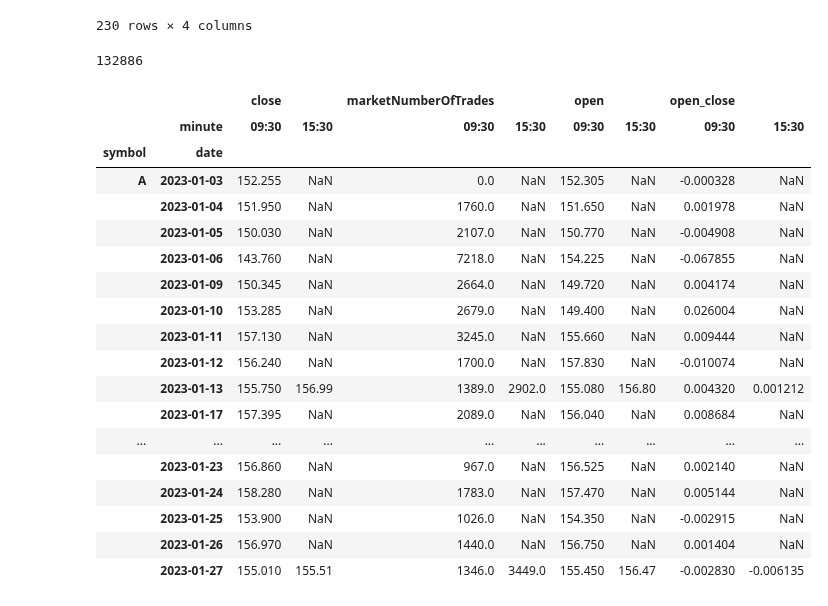
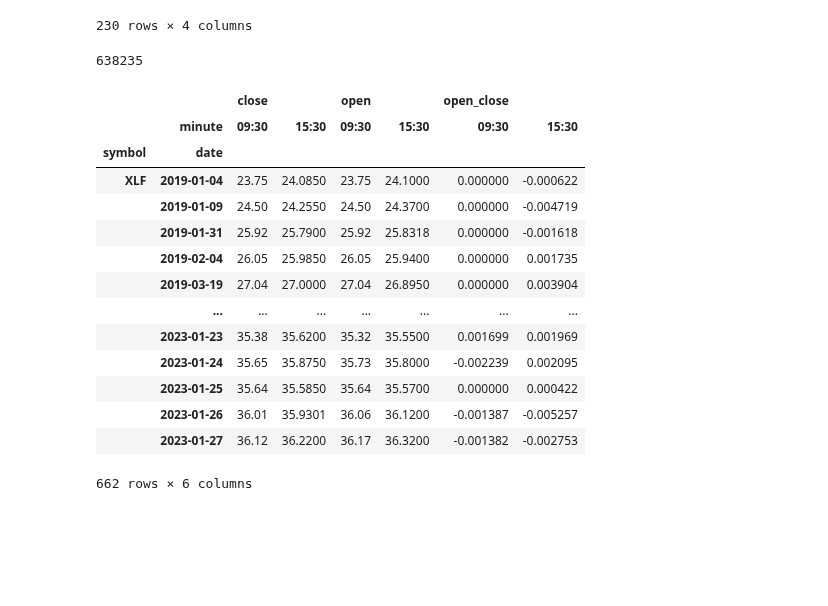
Before and after one commit to aws-samples/quant-research, a Jupyter notebook: src/notebooks/quant_research_examples/intraday_momentum.ipynb, the cells around one changed output. Drawn from its saved outputs; the diff is of its cells as text; code cells hidden in the pictures; blank space fills up the shorter version.

Commit message:
quick and dirty alpaca data

```diff
--- a/src/notebooks/quant_research_examples/intraday_momentum.ipynb
+++ b/src/notebooks/quant_research_examples/intraday_momentum.ipynb
@@ -119,6 +134,11 @@ NameError: name 'mdg' is not defined
 # %%
-etf_df = spark.DataFrame(etf_pd)
-etf_df.count()
+etf_df= spark.createDataFrame(etf_pd.reset_index())
+etf_parquet_file = 's3://fsidatalake/intraday_market_data/etf_30mins.parquet'
+etf_df.write\
+            .option("header",True)\
+            .partitionBy('symbol')\
+            .mode("overwrite")\
+            .parquet(etf_parquet_file)
 # %%
 #@py_f.pandas_udf("date timestamp, close double, open double, symbol string", py_f.PandasUDFType.GROUPED_MAP)
 #@py_f.pandas_udf("symbol string", py_f.PandasUDFType.GROUPED_MAP)
@@ -795,35 +815,34 @@ dup_df.toPandas().query("symbol=='AMZN'")
 | 117578 | 2023-01-17 | 14:30 | AMZN | 1 |
 230 rows × 4 columns
 # %%
-sym_sample=spark.read.parquet(mdg.parquet_file_out)
+if False:
+    sym_sample=spark.read.parquet(mdg.parquet_file_out)
+else:
+    sym_sample=spark.read.parquet(etf_parquet_file)
 sym_sample.count()
 # %% [output]
-132886
+638235
 # %%
 sym_sample_pd = sym_sample.toPandas()
 # %%
 sym_sample_pd['open_close']=((sym_sample_pd['close']/sym_sample_pd['open']-1))#+(sym_sample_pd['marketClose']/sym_sample_pd['marketOpen']-1))/2
 sym_sample_first_last=sym_sample_pd.query('minute=="09:30" or minute=="15:30"')
-pd.pivot_table(sym_sample_first_last,values=['open_close','open','close','marketNumberOfTrades'],index=['symbol','date'],columns=['minute'],aggfunc='mean')\
-.query("symbol=='A'")
+pd.pivot_table(sym_sample_first_last,values=['open_close','open','close'],index=['symbol','date'],columns=['minute'],aggfunc='mean')\
+.query("symbol=='XLF'").dropna()
 # %% [output]
-|  |  | close |  | marketNumberOfTrades |  | open |  | open_close |  |
-|  | minute | 09:30 | 15:30 | 09:30 | 15:30 | 09:30 | 15:30 | 09:30 | 15:30 |
-| symbol | date |  |  |  |  |  |  |  |  |
-| A | 2023-01-03 | 152.255 | NaN | 0.0 | NaN | 152.305 | NaN | -0.000328 | NaN |
-|  | 2023-01-04 | 151.950 | NaN | 1760.0 | NaN | 151.650 | NaN | 0.001978 | NaN |
-|  | 2023-01-05 | 150.030 | NaN | 2107.0 | NaN | 150.770 | NaN | -0.004908 | NaN |
-|  | 2023-01-06 | 143.760 | NaN | 7218.0 | NaN | 154.225 | NaN | -0.067855 | NaN |
-|  | 2023-01-09 | 150.345 | NaN | 2664.0 | NaN | 149.720 | NaN | 0.004174 | NaN |
-|  | 2023-01-10 | 153.285 | NaN | 2679.0 | NaN | 149.400 | NaN | 0.026004 | NaN |
-|  | 2023-01-11 | 157.130 | NaN | 3245.0 | NaN | 155.660 | NaN | 0.009444 | NaN |
-|  | 2023-01-12 | 156.240 | NaN | 1700.0 | NaN | 157.830 | NaN | -0.010074 | NaN |
-|  | 2023-01-13 | 155.750 | 156.99 | 1389.0 | 2902.0 | 155.080 | 156.80 | 0.004320 | 0.001212 |
-|  | 2023-01-17 | 157.395 | NaN | 2089.0 | NaN | 156.040 | NaN | 0.008684 | NaN |
-| ... | ... | ... | ... | ... | ... | ... | ... | ... | ... |
-|  | 2023-01-23 | 156.860 | NaN | 967.0 | NaN | 156.525 | NaN | 0.002140 | NaN |
-|  | 2023-01-24 | 158.280 | NaN | 1783.0 | NaN | 157.470 | NaN | 0.005144 | NaN |
-|  | 2023-01-25 | 153.900 | NaN | 1026.0 | NaN | 154.350 | NaN | -0.002915 | NaN |
-|  | 2023-01-26 | 156.970 | NaN | 1440.0 | NaN | 156.750 | NaN | 0.001404 | NaN |
-|  | 2023-01-27 | 155.010 | 155.51 | 1346.0 | 3449.0 | 155.450 | 156.47 | -0.002830 | -0.006135 |
+|  |  | close |  | open |  | open_close |  |
+|  | minute | 09:30 | 15:30 | 09:30 | 15:30 | 09:30 | 15:30 |
+| symbol | date |  |  |  |  |  |  |
+| XLF | 2019-01-04 | 23.75 | 24.0850 | 23.75 | 24.1000 | 0.000000 | -0.000622 |
+|  | 2019-01-09 | 24.50 | 24.2550 | 24.50 | 24.3700 | 0.000000 | -0.004719 |
+|  | 2019-01-31 | 25.92 | 25.7900 | 25.92 | 25.8318 | 0.000000 | -0.001618 |
+|  | 2019-02-04 | 26.05 | 25.9850 | 26.05 | 25.9400 | 0.000000 | 0.001735 |
+|  | 2019-03-19 | 27.04 | 27.0000 | 27.04 | 26.8950 | 0.000000 | 0.003904 |
+|  | ... | ... | ... | ... | ... | ... | ... |
+|  | 2023-01-23 | 35.38 | 35.6200 | 35.32 | 35.5500 | 0.001699 | 0.001969 |
+|  | 2023-01-24 | 35.65 | 35.8750 | 35.73 | 35.8000 | -0.002239 | 0.002095 |
+|  | 2023-01-25 | 35.64 | 35.5850 | 35.64 | 35.5700 | 0.000000 | 0.000422 |
+|  | 2023-01-26 | 36.01 | 35.9301 | 36.06 | 36.1200 | -0.001387 | -0.005257 |
+|  | 2023-01-27 | 36.12 | 36.2200 | 36.17 | 36.3200 | -0.001382 | -0.002753 |
+662 rows × 6 columns
 # %%
```
Also changed, not shown: parts of 5 cells of this notebook.
